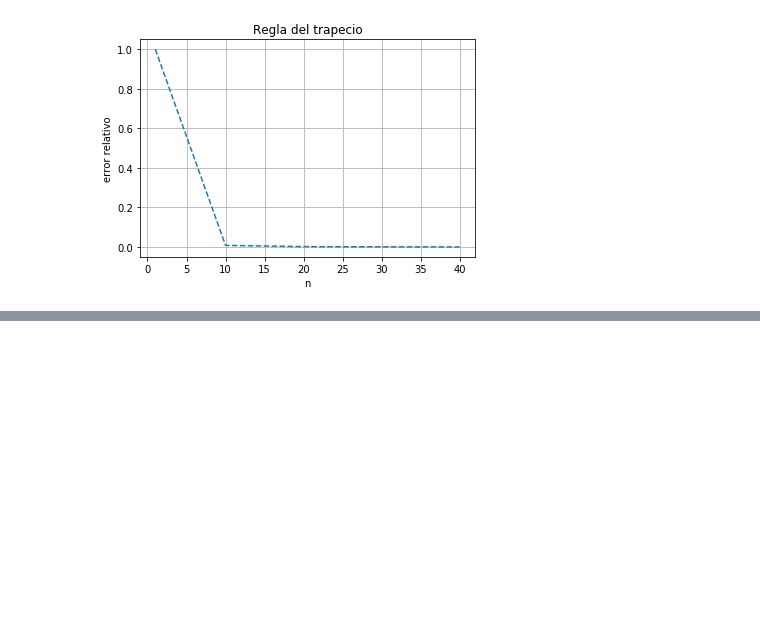
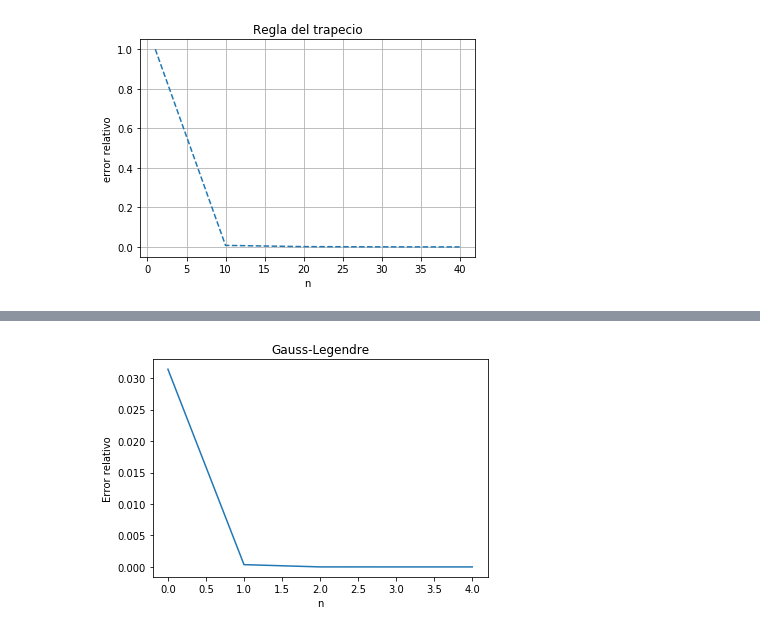
Before and after one commit to gemathus/itam-ds-propedeutico, a Jupyter notebook: practicas/practica_2/practica_2_1.ipynb, the cells around one changed output, grey strips where cells are left out. Saved outputs shown, nothing was run; the diff lists cells and outputs as text; code cells hidden in the pictures; blank space fills up the shorter version.

```diff
--- a/practicas/practica_2/practica_2_1.ipynb
+++ b/practicas/practica_2/practica_2_1.ipynb
@@ -271,0 +324,8 @@ plt.show()
+# %%
+plt.plot(n, errores)
+plt.xlabel('n');
+plt.ylabel('Error relativo')
+plt.title('Gauss-Legendre')
+plt.show()
+# %% [output]
+[figure, added]
```
Also changed, not shown: parts of 3 cells of this notebook, 2 other files.
